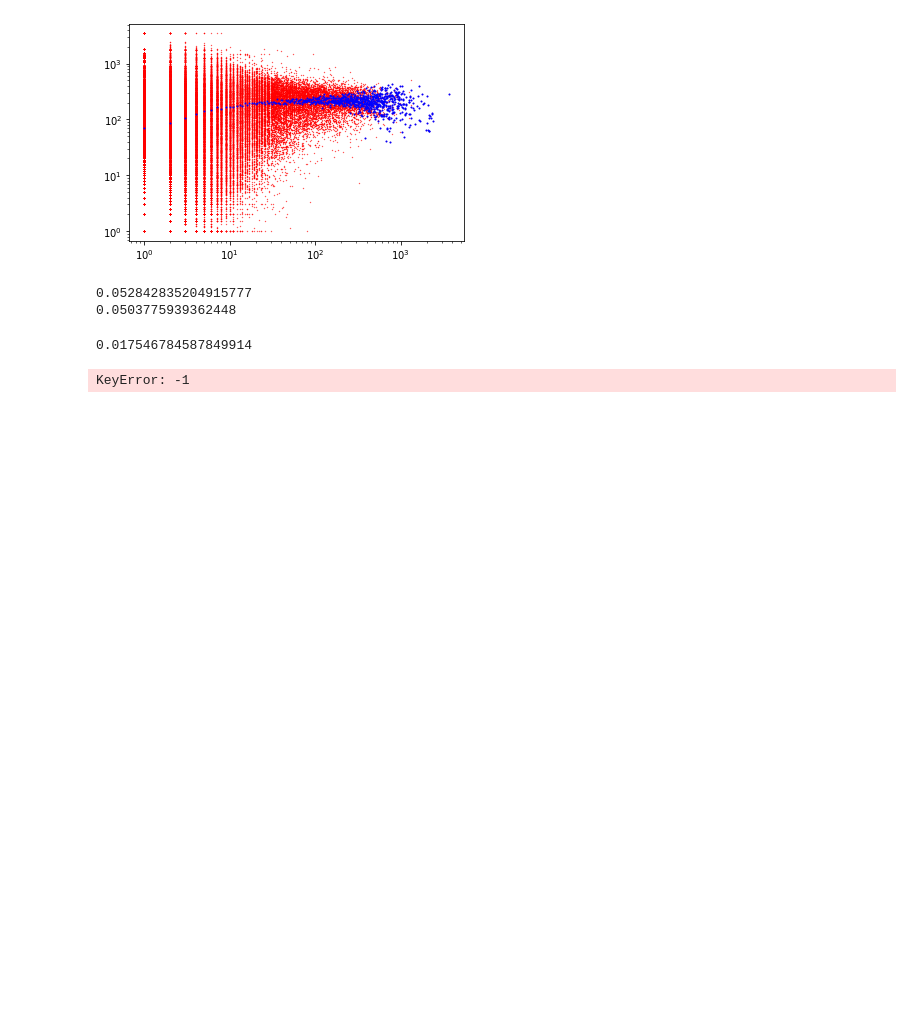
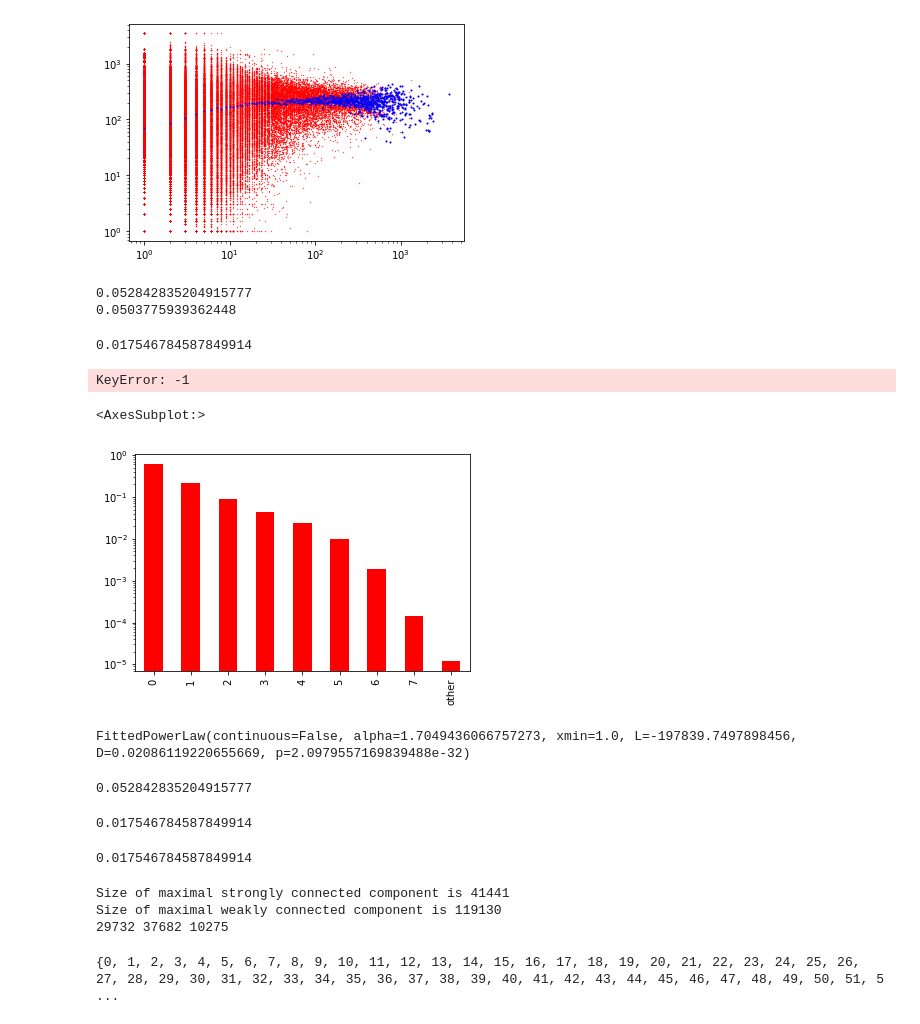
Before and after one commit to arkaprabha10/Social-Network-Analysis, a Jupyter notebook: trial epinion.ipynb, the cells around one changed output. Saved outputs shown, nothing was run; the diff lists cells and outputs as text; code cells hidden in the pictures; blank space fills up the shorter version.

```diff
--- a/trial epinion.ipynb
+++ b/trial epinion.ipynb
@@ -183,3 +184,77 @@ while change:
         change = False
 # %% [output]
 KeyError: -1
+# %%
+import random
+random.seed(5)
+op1 = Stats[['From','Pos_in']].sort_values(by=['Pos_in'], ascending=False)[0:300]
+op2 = Stats[['From','Neg_in']].sort_values(by=['Neg_in'], ascending=False)[0:100]
+adopters =  random.sample(list(op1['From']), k=200) + random.sample(list(op2['From']), k=50)
+Stats['Adopt']   = 0
+Stats['Heard']   = 0
+Stats['Adopted'] = 0
+for node in adopters :
+    Stats.loc[node-1,'Adopt'] = 1
+# %%
+import math
+pos = Stats['Indegree'][Stats['Indegree'] != 0]
+pos = pos.transform(lambda x: math.floor(math.log(x)) )
+
+prob = pos.value_counts(normalize=True)
+threshold = 0.0001
+mask = prob > threshold
+tail_prob = prob.loc[~mask].sum()
+prob = prob.loc[mask]
+prob['other'] = tail_prob
+prob.plot(kind='bar',log=True,color='r')
+# %% [output]
+<AxesSubplot:>
+[figure, added]
+# %%
+import math
+import igraph
+pos = Stats['Indegree'][Stats['Indegree'] != 0]
+igraph.power_law_fit(pos)
+# %% [output]
+FittedPowerLaw(continuous=False, alpha=1.7049436066757273, xmin=1.0, L=-197839.7497898456, D=0.02086119220655669, p=2.0979557169839488e-32)
+# %%
+nx.degree_assortativity_coefficient(graph,'in')
+# %% [output]
+0.052842835204915777
+# %%
+nx.degree_assortativity_coefficient(graph,'out')
+# %% [output]
+0.017546784587849914
+# %%
+nx.degree_assortativity_coefficient(graph)
+# %% [output]
+0.017546784587849914
+# %%
+SCC = max(nx.strongly_connected_components(graph), key=len)
+print('Size of maximal strongly connected component is ' + str(len(SCC)))
+WCC = max(nx.weakly_connected_components(graph), key=len)
+print('Size of maximal weakly connected component is ' + str(len(WCC)))
+DIF = list(set(WCC)-set(SCC))
+OUT_C = []
+IN_C = []
+IN = 0
+OUT = 0
+for index, node1 in enumerate(DIF):
+    for index2, node2 in enumerate(SCC):
+
+        if graph.has_edge(node1,node2):
+            OUT+=1
+            OUT_C.append(node2)
+            break
+        elif graph.has_edge(node2,node1):
+            IN+=1
+            IN_C.append(node1)
+            break
+
+
+TND = len(DIF)-IN-OUT
+print(IN,OUT,TND)
+# %% [output]
+Size of maximal strongly connected component is 41441
+Size of maximal weakly connected component is 119130
+29732 37682 10275
@@ -185,0 +272,4 @@ KeyError: -1
+# %%
+print(set(communities.values()))
+# %% [output]
+{0, 1, 2, 3, 4, 5, 6, 7, 8, 9, 10, 11, 12, 13, 14, 15, 16, 17, 18, 19, 20, 21, 22, 23, 24, 25, 26, 27, 28, 29, 30, 31, 32, 33, 34, 35, 36, 37, 38, 39, 40, 41, 42, 43, 44, 45, 46, 47, 48, 49, 50, 51, 5 ...
```
Also changed, not shown: parts of 9 cells of this notebook.
